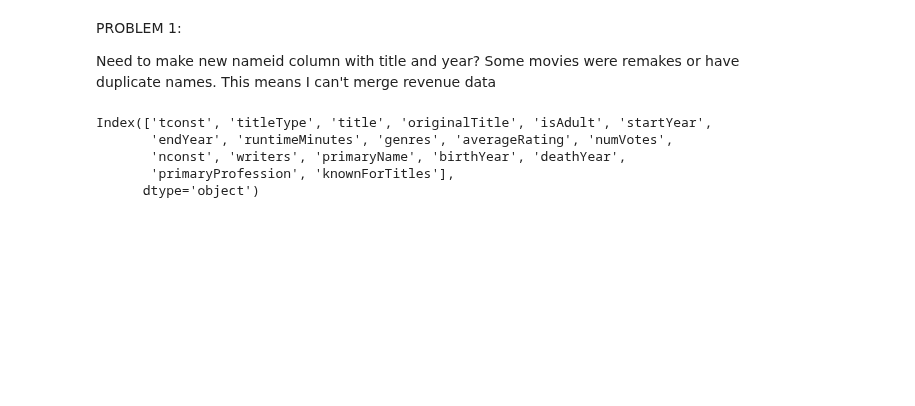
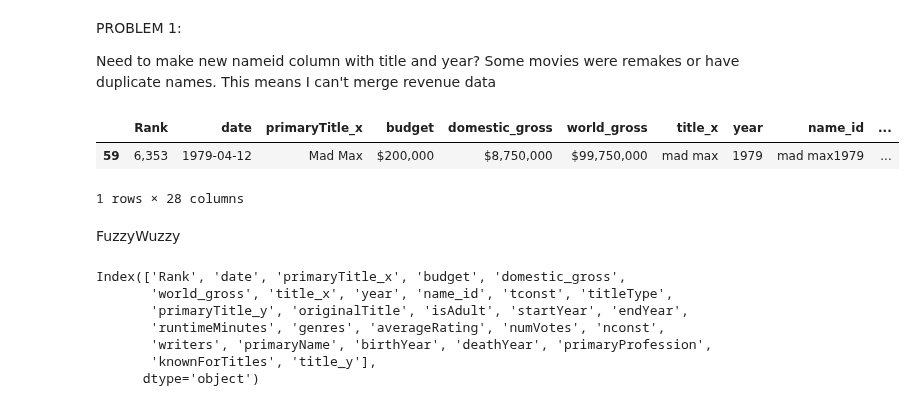
Before and after one commit to ParkerHar/Popular-Movie-Analysis, a Jupyter notebook: movie_data_merge.ipynb, the cells around one changed output. Drawn from its saved outputs; the diff is of its cells as text; code cells hidden in the pictures; blank space fills up the shorter version.

```diff
--- a/movie_data_merge.ipynb
+++ b/movie_data_merge.ipynb
@@ -203,8 +102,26 @@ Need to make new nameid column with title and year? Some movies were remakes or
+# %%
+num_df['year'] = num_df['date'].dt.year
+# %%
+num_df['name_id'] = num_df['title'] + num_df['year'].astype(str)
+# %%
+main_df['name_id'] = main_df['primaryTitle'] + main_df['startYear']
+# %%
+df = pd.merge(num_df,main_df, on='name_id')
+# %%
+df[df['primaryTitle_x']=='Mad Max']
+# %% [output]
+|  | Rank | date | primaryTitle_x | budget | domestic_gross | world_gross | title_x | year | name_id | ... |
+| 59 | 6,353 | 1979-04-12 | Mad Max | $200,000 | $8,750,000 | $99,750,000 | mad max | 1979 | mad max1979 | ... |
+1 rows × 28 columns
+# %% [markdown]
+FuzzyWuzzy
 # %%
-main_df.columns
+df.columns
 # %% [output]
-Index(['tconst', 'titleType', 'title', 'originalTitle', 'isAdult', 'startYear',
-       'endYear', 'runtimeMinutes', 'genres', 'averageRating', 'numVotes',
-       'nconst', 'writers', 'primaryName', 'birthYear', 'deathYear',
-       'primaryProfession', 'knownForTitles'],
+Index(['Rank', 'date', 'primaryTitle_x', 'budget', 'domestic_gross',
+       'world_gross', 'title_x', 'year', 'name_id', 'tconst', 'titleType',
+       'primaryTitle_y', 'originalTitle', 'isAdult', 'startYear', 'endYear',
+       'runtimeMinutes', 'genres', 'averageRating', 'numVotes', 'nconst',
+       'writers', 'primaryName', 'birthYear', 'deathYear', 'primaryProfession',
+       'knownForTitles', 'title_y'],
       dtype='object')
```
Also changed, not shown: parts of 39 cells of this notebook, 1 other file.
